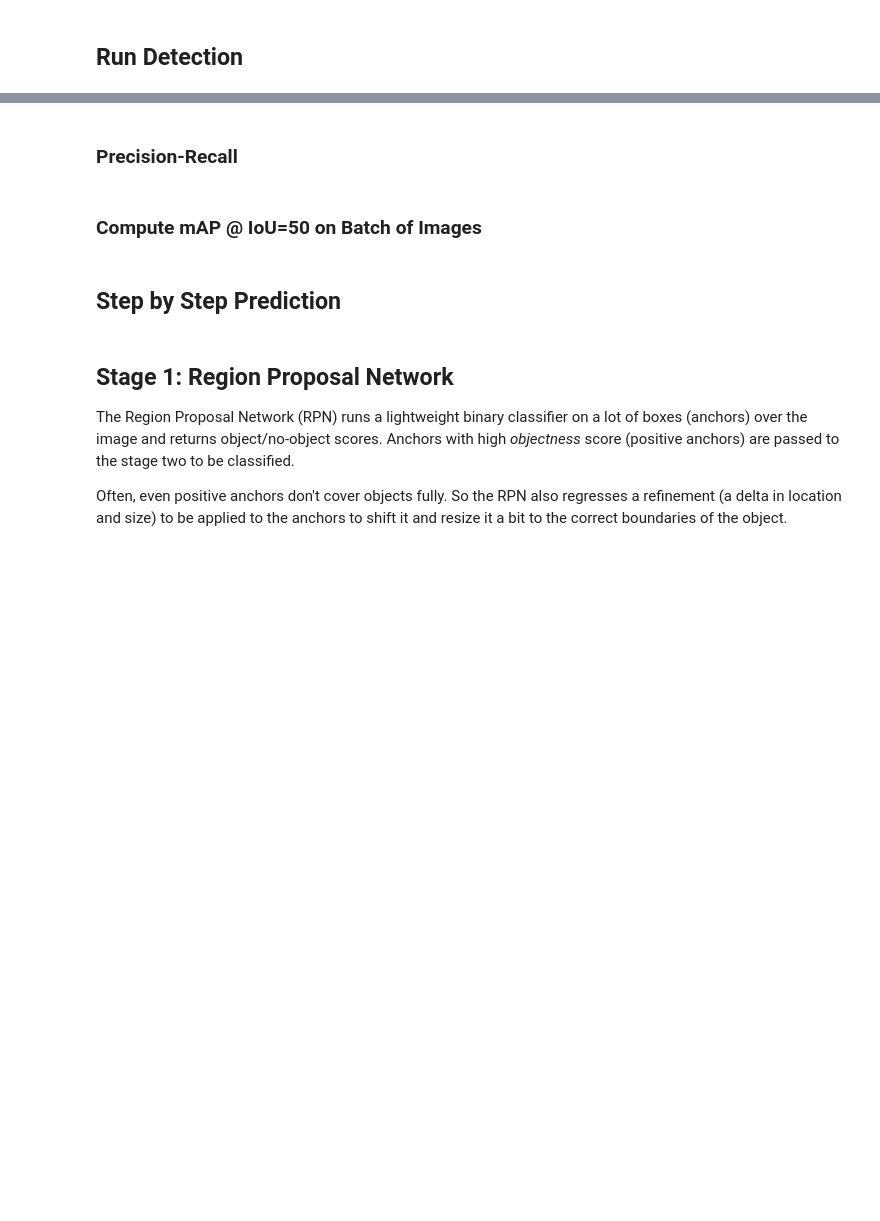
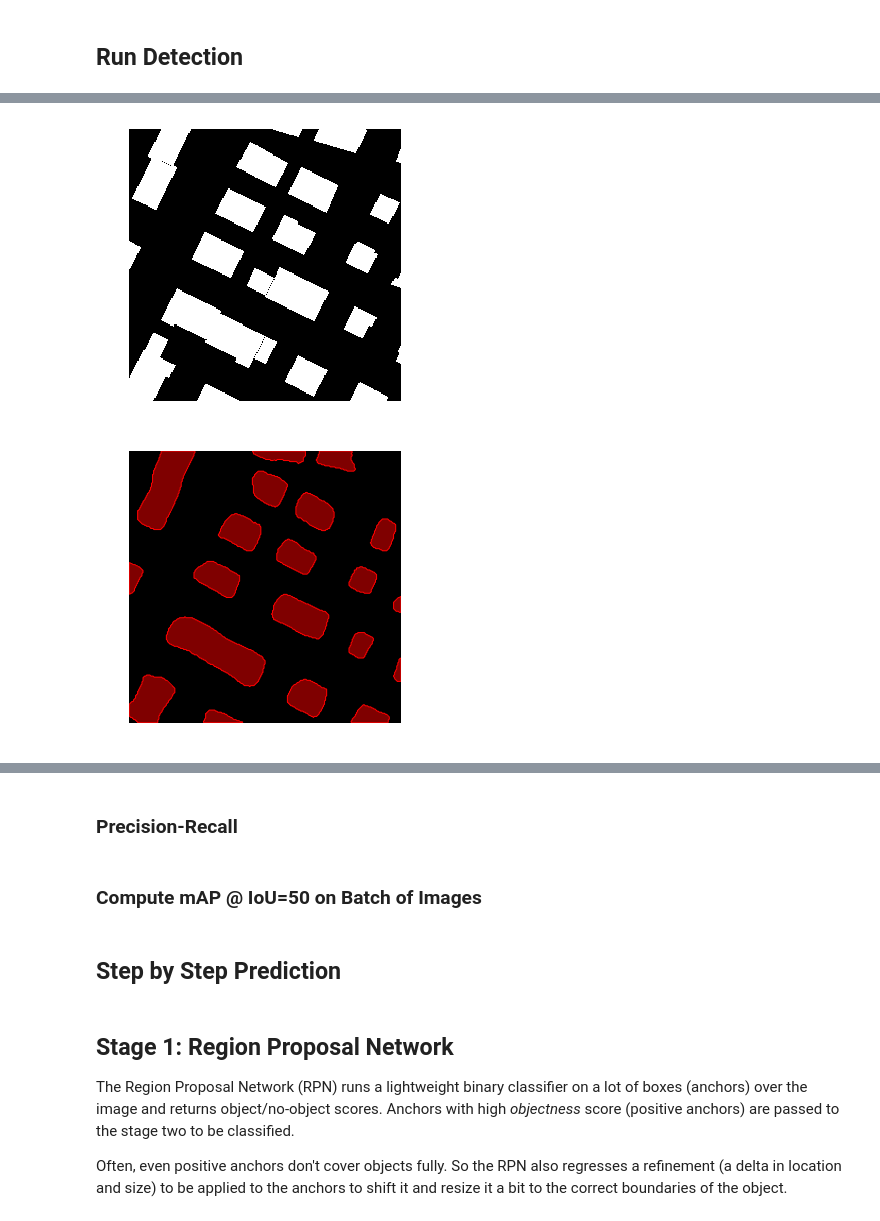
Before and after one commit to mnboos/osm-instance-segmentation, a Jupyter notebook: inspect_model.ipynb, the cells around one changed output, grey strips where cells are left out. Cells and saved outputs as stored; diff of their text form; code cells hidden in the pictures; blank space fills up the shorter version.

```diff
--- a/inspect_model.ipynb
+++ b/inspect_model.ipynb
@@ -194,3 +209,13 @@ image_metas              shape: (1, 10)               min:    0.00000  max:  256
+# %%
+from mask_rcnn.visualize import random_colors
+
+visualize.display_images([img], cmap='Greys', cols=1, figsize=5)
+visualize.display_instances(np.zeros((256,256,3)), r['rois'], r['masks'], r['class_ids'], dataset.class_names, r['scores'],
+                            ax=None,
+                            show_boxes=False, figsize=(5,5), colors=colors)
+# %% [output]
+[figure, added]
+[figure, added]
 # %%
 from core.utils import MarchingSquares
 from shapely import geometry
```
Also changed, not shown: parts of 6 cells of this notebook, 5 other files.
